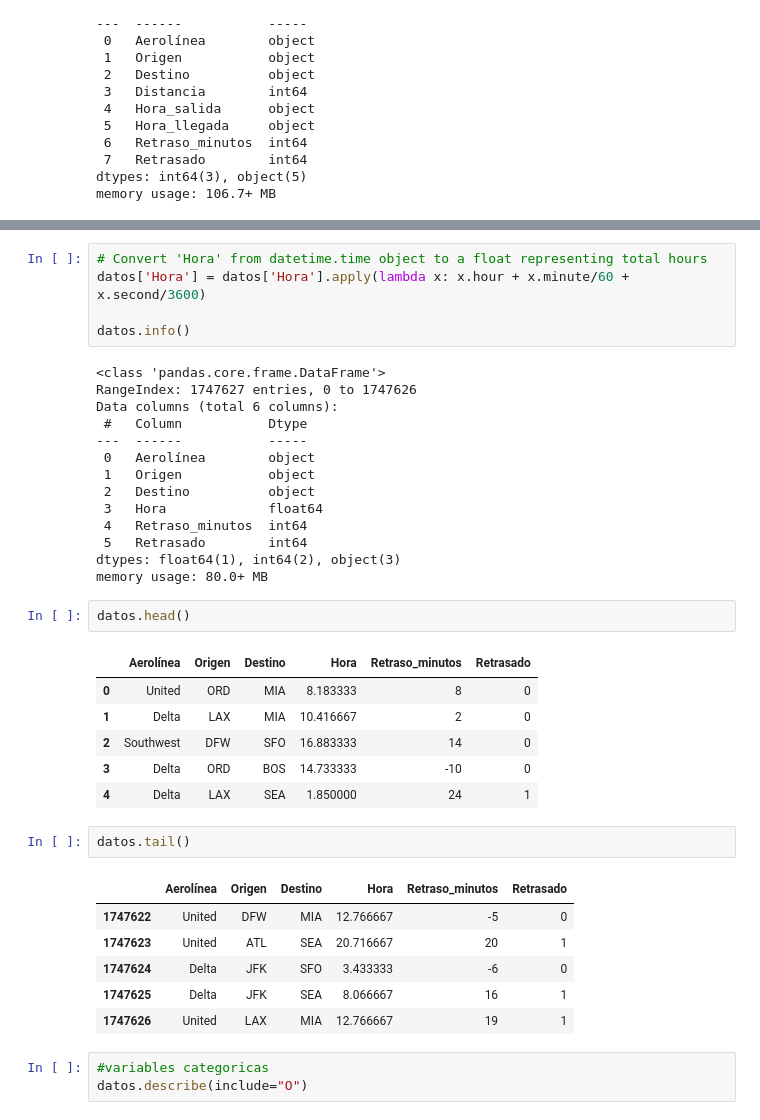
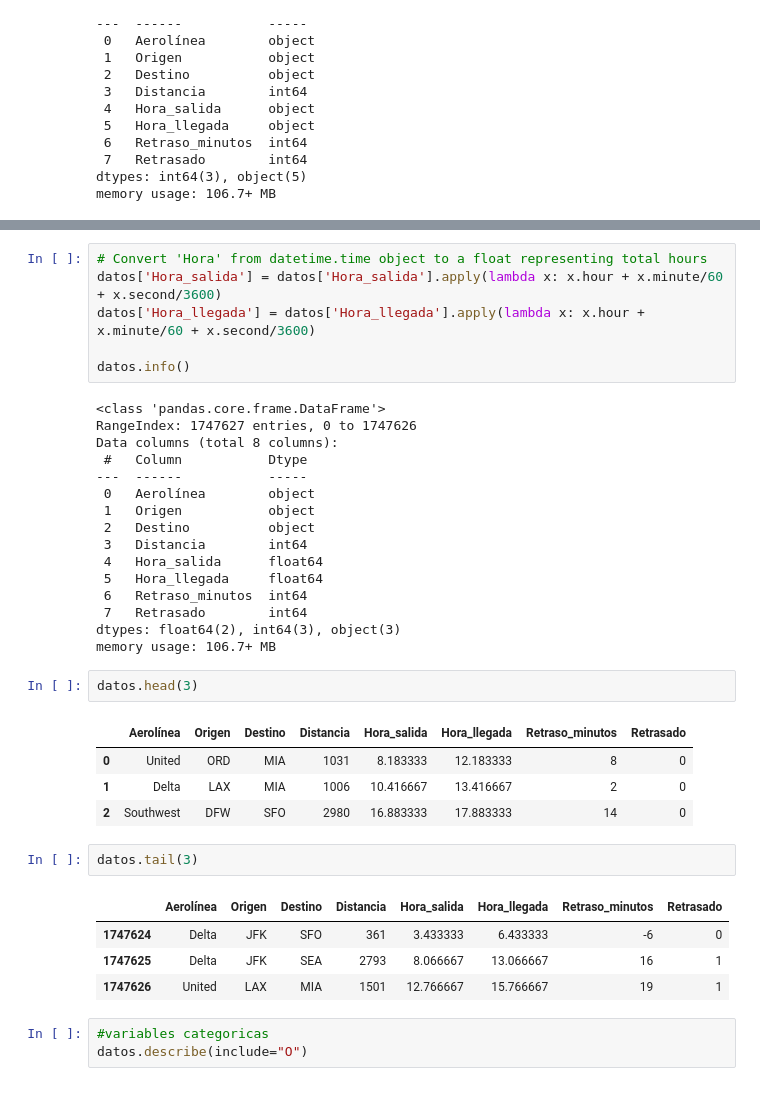
Before and after one commit to Ivan8Garcia/Proyecto_NoCountry, a Jupyter notebook: Vuelos.ipynb, the cells around one changed output, grey strips where cells are left out. Cells and saved outputs as stored; diff of their text form.

```diff
--- a/Vuelos.ipynb
+++ b/Vuelos.ipynb
@@ -208,40 +182,39 @@ print(df.head())
 # %%
 # Convert 'Hora' from datetime.time object to a float representing total hours
-datos['Hora'] = datos['Hora'].apply(lambda x: x.hour + x.minute/60 + x.second/3600)
+datos['Hora_salida'] = datos['Hora_salida'].apply(lambda x: x.hour + x.minute/60 + x.second/3600)
+datos['Hora_llegada'] = datos['Hora_llegada'].apply(lambda x: x.hour + x.minute/60 + x.second/3600)
 
 datos.info()
 # %% [output]
 <class 'pandas.core.frame.DataFrame'>
 RangeIndex: 1747627 entries, 0 to 1747626
-Data columns (total 6 columns):
+Data columns (total 8 columns):
  #   Column           Dtype
 ---  ------           -----
  0   Aerolínea        object
  1   Origen           object
  2   Destino          object
- 3   Hora             float64
- 4   Retraso_minutos  int64
- 5   Retrasado        int64
-dtypes: float64(1), int64(2), object(3)
-memory usage: 80.0+ MB
+ 3   Distancia        int64
+ 4   Hora_salida      float64
+ 5   Hora_llegada     float64
+ 6   Retraso_minutos  int64
+ 7   Retrasado        int64
+dtypes: float64(2), int64(3), object(3)
+memory usage: 106.7+ MB
 # %%
-datos.head()
+datos.head(3)
 # %% [output]
-|  | Aerolínea | Origen | Destino | Hora | Retraso_minutos | Retrasado |
-| 0 | United | ORD | MIA | 8.183333 | 8 | 0 |
-| 1 | Delta | LAX | MIA | 10.416667 | 2 | 0 |
-| 2 | Southwest | DFW | SFO | 16.883333 | 14 | 0 |
-| 3 | Delta | ORD | BOS | 14.733333 | -10 | 0 |
-| 4 | Delta | LAX | SEA | 1.850000 | 24 | 1 |
+|  | Aerolínea | Origen | Destino | Distancia | Hora_salida | Hora_llegada | Retraso_minutos | Retrasado |
+| 0 | United | ORD | MIA | 1031 | 8.183333 | 12.183333 | 8 | 0 |
+| 1 | Delta | LAX | MIA | 1006 | 10.416667 | 13.416667 | 2 | 0 |
+| 2 | Southwest | DFW | SFO | 2980 | 16.883333 | 17.883333 | 14 | 0 |
 # %%
-datos.tail()
+datos.tail(3)
 # %% [output]
-|  | Aerolínea | Origen | Destino | Hora | Retraso_minutos | Retrasado |
-| 1747622 | United | DFW | MIA | 12.766667 | -5 | 0 |
-| 1747623 | United | ATL | SEA | 20.716667 | 20 | 1 |
-| 1747624 | Delta | JFK | SFO | 3.433333 | -6 | 0 |
-| 1747625 | Delta | JFK | SEA | 8.066667 | 16 | 1 |
-| 1747626 | United | LAX | MIA | 12.766667 | 19 | 1 |
+|  | Aerolínea | Origen | Destino | Distancia | Hora_salida | Hora_llegada | Retraso_minutos | Retrasado |
+| 1747624 | Delta | JFK | SFO | 361 | 3.433333 | 6.433333 | -6 | 0 |
+| 1747625 | Delta | JFK | SEA | 2793 | 8.066667 | 13.066667 | 16 | 1 |
+| 1747626 | United | LAX | MIA | 1501 | 12.766667 | 15.766667 | 19 | 1 |
 # %%
 #variables categoricas
 datos.describe(include="O")
```
Also changed, not shown: parts of 6 cells of this notebook.
